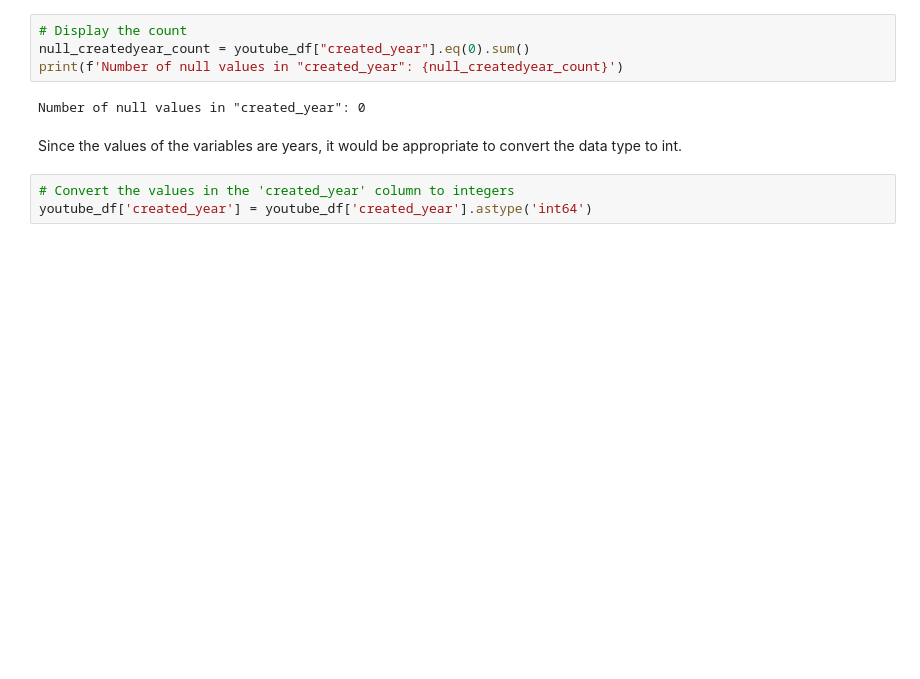
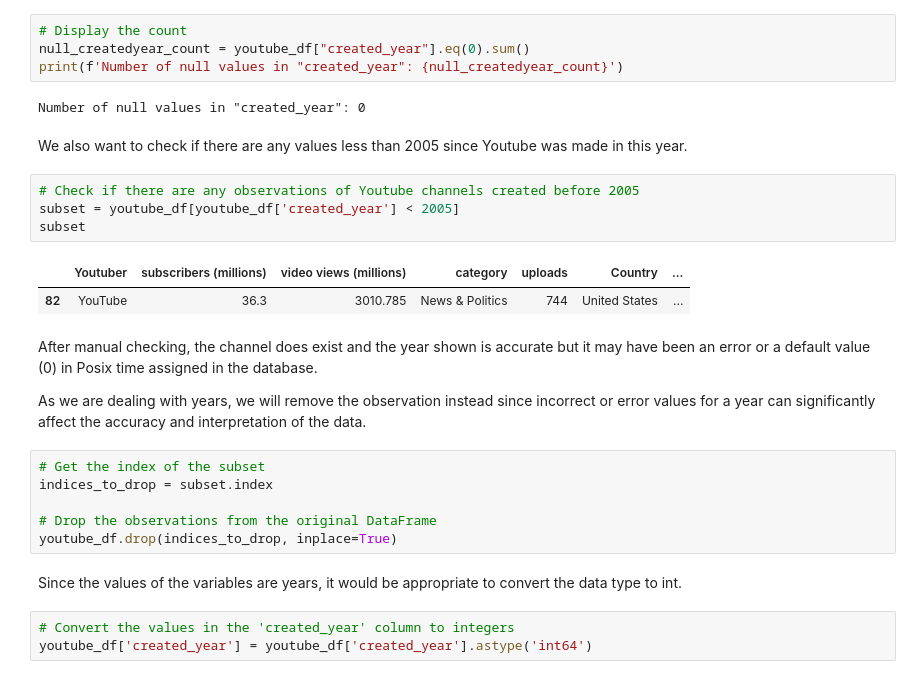
Before and after one commit to Alexxanderson/CSMODEL-PROJECT, a Jupyter notebook: MCO1/Phase1Notebook.ipynb, the cells around one changed output. Drawn from its saved outputs; the diff is of its cells as text; blank space fills up the shorter version.

Commit message:
dropped year

```diff
--- a/MCO1/Phase1Notebook.ipynb
+++ b/MCO1/Phase1Notebook.ipynb
@@ -825,6 +825,25 @@ null_createdyear_count = youtube_df["created_year"].eq(0).sum()
 print(f'Number of null values in "created_year": {null_createdyear_count}')
 # %% [output]
 Number of null values in "created_year": 0
+# %% [markdown]
+We also want to check if there are any values less than 2005 since Youtube was made in this year.
+# %%
+# Check if there are any observations of Youtube channels created before 2005
+subset = youtube_df[youtube_df['created_year'] < 2005]
+subset
+# %% [output]
+|  | Youtuber | subscribers (millions) | video views (millions) | category | uploads | Country | ... |
+| 82 | YouTube | 36.3 | 3010.785 | News & Politics | 744 | United States | ... |
+# %% [markdown]
+After manual checking, the channel does exist and the year shown is accurate but it may have been an error or a default value (0) in Posix time assigned in the database.
+
+As we are dealing with years, we will remove the observation instead since incorrect or error values for a year can significantly affect the accuracy and interpretation of the data.
+# %%
+# Get the index of the subset
+indices_to_drop = subset.index
+
+# Drop the observations from the original DataFrame
+youtube_df.drop(indices_to_drop, inplace=True)
 # %% [markdown]
 Since the values of the variables are years, it would be appropriate to convert the data type to int.
 # %%
```
Also changed, not shown: parts of 2 cells of this notebook.
